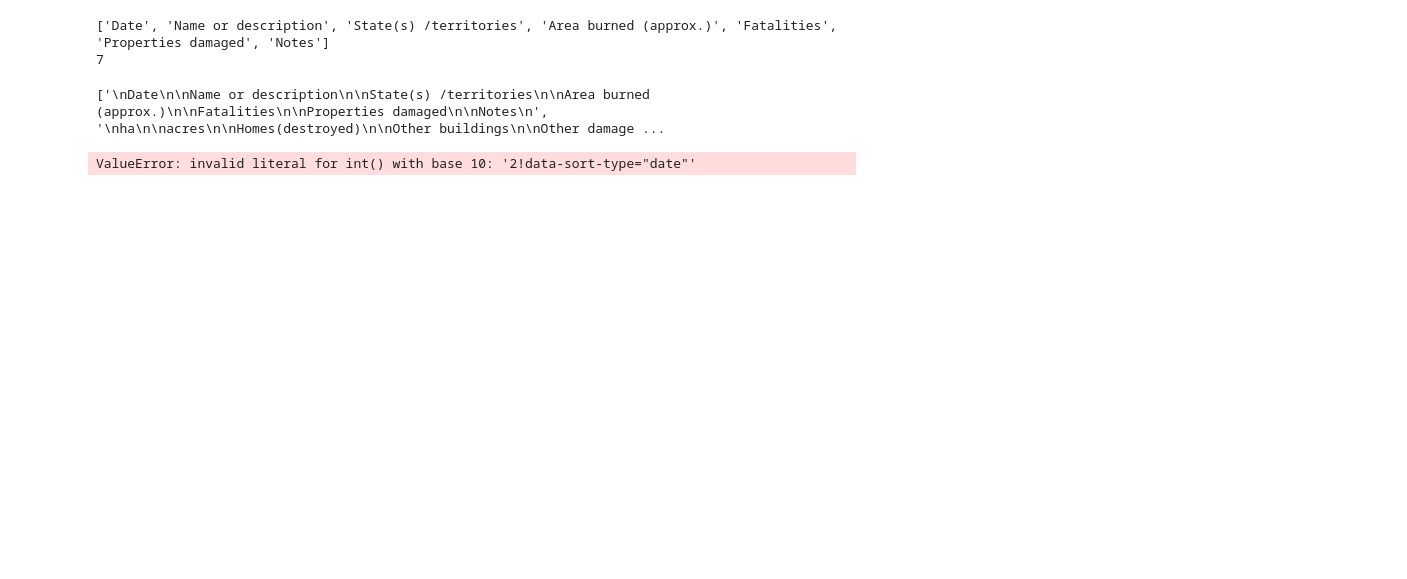
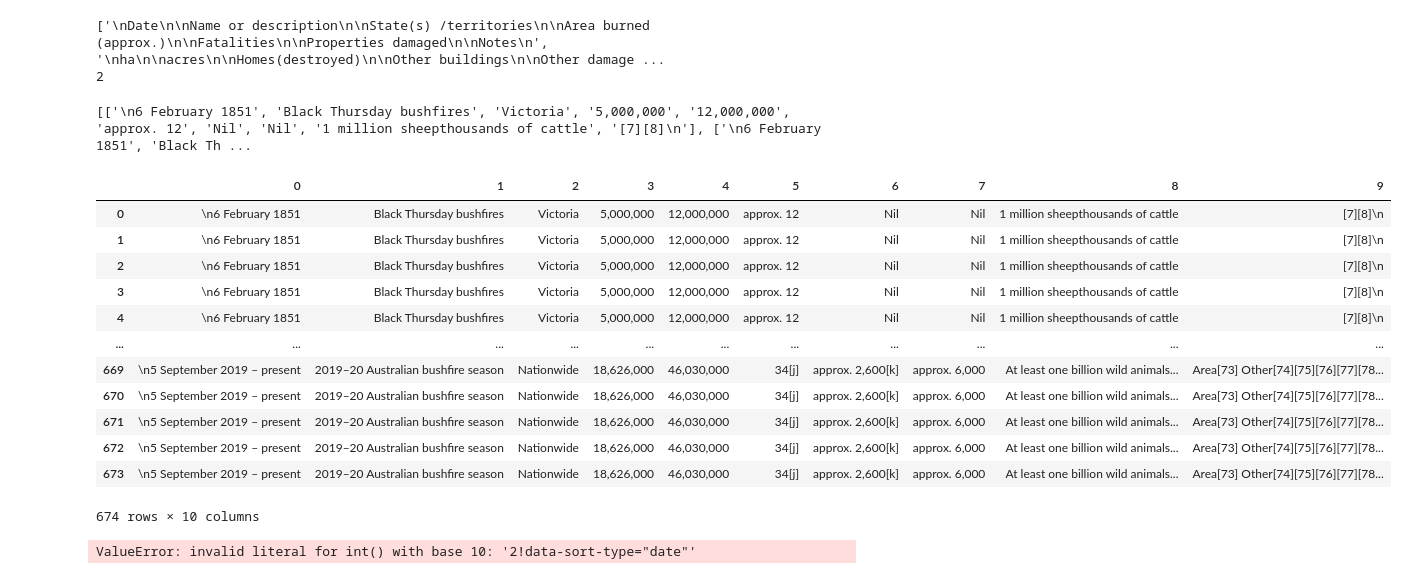
Before and after one commit to philipstubbs13/australia-fire-api-and-dashboard, a Jupyter notebook: WebScrapping.ipynb, the cells around one changed output. Cells and saved outputs as stored; diff of their text form; code cells hidden in the pictures; blank space fills up the shorter version.

Commit message:
got body of table into a dataframe, need to work through getting the double row headers to line up

```diff
--- a/WebScrapping.ipynb
+++ b/WebScrapping.ipynb
@@ -19,8 +19,8 @@ historicalresponse = requests.get(historicalurl)
 soup = BeautifulSoup(historicalresponse.text, 'html.parser')
 # %%
 table = soup.find('table', class_="wikitable")
-header_row = soup.find('tr')
-table_headers = header_row.find_all("th")
+# header_row = soup.find('tr')
+table_headers = soup.find_all("tr")[0:2]
 # table_headers = table_head.find_all('th', class_="headerSort")
 table_body = table.find("tbody")
 # %%
@@ -29,8 +29,8 @@ headers = []
 for table_header in table_headers:
     try:
         value = table_header.text
-        value = value.split("\n")
-        headers.append(value[0])
+#         value = value.split("\n")
+        headers.append(value)
 
     except AttributeError as e:
         print(e)
@@ -38,26 +38,47 @@ for table_header in table_headers:
 print(headers)
 print(len(headers))
 # %% [output]
-['Date', 'Name or description', 'State(s) /territories', 'Area burned (approx.)', 'Fatalities', 'Properties damaged', 'Notes']
-7
+['\nDate\n\nName or description\n\nState(s) /territories\n\nArea burned (approx.)\n\nFatalities\n\nProperties damaged\n\nNotes\n', '\nha\n\nacres\n\nHomes(destroyed)\n\nOther buildings\n\nOther damage ...
+2
 # %%
 table_row = table_body.find_all('tr')
 # %%
 datarow = []
 data = []
 for row in table_row:
-    table_data = row.find
-    try:
-        value = row.text
-#         value = value.split("\n")
-        data.append(value)
+    table_data = row.find_all('td')
+    for tdata in table_data:
+        try:
+            value = row.text
+            value = value.split("\n\n")
+#             value = value.replace("\n", "")
+            data.append(value)
 
-    except AttributeError as e:
-        print(e)
+        except AttributeError as e:
+            print(e)
 
-print(row)
+#     datarow.append(data)
+
+print(data)
 # %% [output]
-['\nDate\n\nName or description\n\nState(s) /territories\n\nArea burned (approx.)\n\nFatalities\n\nProperties damaged\n\nNotes\n', '\nha\n\nacres\n\nHomes(destroyed)\n\nOther buildings\n\nOther damage ...
+[['\n6 February 1851', 'Black Thursday bushfires', 'Victoria', '5,000,000', '12,000,000', 'approx. 12', 'Nil', 'Nil', '1 million sheepthousands of cattle', '[7][8]\n'], ['\n6 February 1851', 'Black Th ...
+# %%
+df = pd.DataFrame(data)
+df
+# %% [output]
+|  | 0 | 1 | 2 | 3 | 4 | 5 | 6 | 7 | 8 | 9 |
+| 0 | \n6 February 1851 | Black Thursday bushfires | Victoria | 5,000,000 | 12,000,000 | approx. 12 | Nil | Nil | 1 million sheepthousands of cattle | [7][8]\n |
+| 1 | \n6 February 1851 | Black Thursday bushfires | Victoria | 5,000,000 | 12,000,000 | approx. 12 | Nil | Nil | 1 million sheepthousands of cattle | [7][8]\n |
+| 2 | \n6 February 1851 | Black Thursday bushfires | Victoria | 5,000,000 | 12,000,000 | approx. 12 | Nil | Nil | 1 million sheepthousands of cattle | [7][8]\n |
+| 3 | \n6 February 1851 | Black Thursday bushfires | Victoria | 5,000,000 | 12,000,000 | approx. 12 | Nil | Nil | 1 million sheepthousands of cattle | [7][8]\n |
+| 4 | \n6 February 1851 | Black Thursday bushfires | Victoria | 5,000,000 | 12,000,000 | approx. 12 | Nil | Nil | 1 million sheepthousands of cattle | [7][8]\n |
+| ... | ... | ... | ... | ... | ... | ... | ... | ... | ... | ... |
+| 669 | \n5 September 2019 – present | 2019–20 Australian bushfire season | Nationwide | 18,626,000 | 46,030,000 | 34[j] | approx. 2,600[k] | approx. 6,000 | At least one billion wild animals... | Area[73] Other[74][75][76][77][78... |
+| 670 | \n5 September 2019 – present | 2019–20 Australian bushfire season | Nationwide | 18,626,000 | 46,030,000 | 34[j] | approx. 2,600[k] | approx. 6,000 | At least one billion wild animals... | Area[73] Other[74][75][76][77][78... |
+| 671 | \n5 September 2019 – present | 2019–20 Australian bushfire season | Nationwide | 18,626,000 | 46,030,000 | 34[j] | approx. 2,600[k] | approx. 6,000 | At least one billion wild animals... | Area[73] Other[74][75][76][77][78... |
+| 672 | \n5 September 2019 – present | 2019–20 Australian bushfire season | Nationwide | 18,626,000 | 46,030,000 | 34[j] | approx. 2,600[k] | approx. 6,000 | At least one billion wild animals... | Area[73] Other[74][75][76][77][78... |
+| 673 | \n5 September 2019 – present | 2019–20 Australian bushfire season | Nationwide | 18,626,000 | 46,030,000 | 34[j] | approx. 2,600[k] | approx. 6,000 | At least one billion wild animals... | Area[73] Other[74][75][76][77][78... |
+674 rows × 10 columns
 # %%
 tables = pd.read_html(historicalurl)
 tables
```
